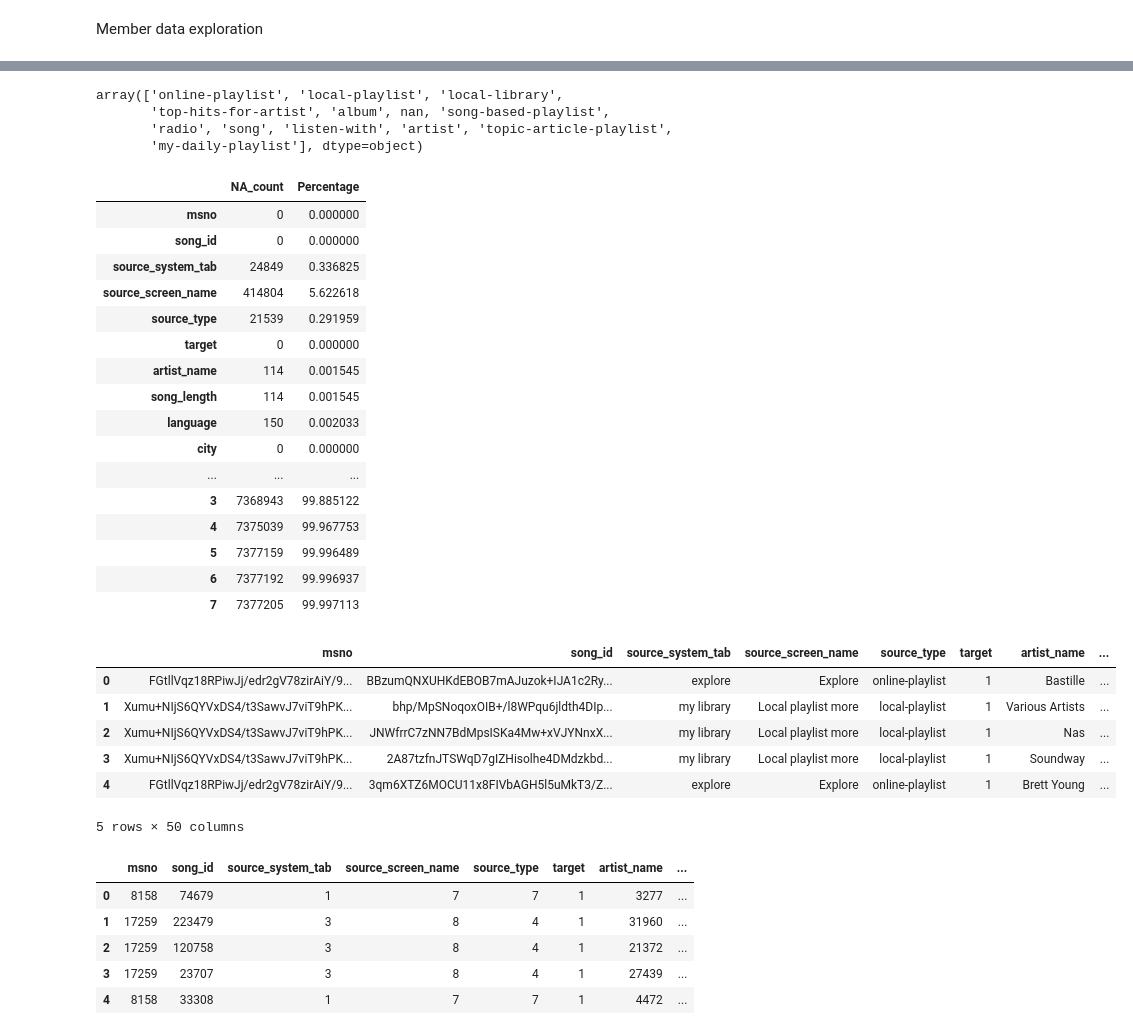
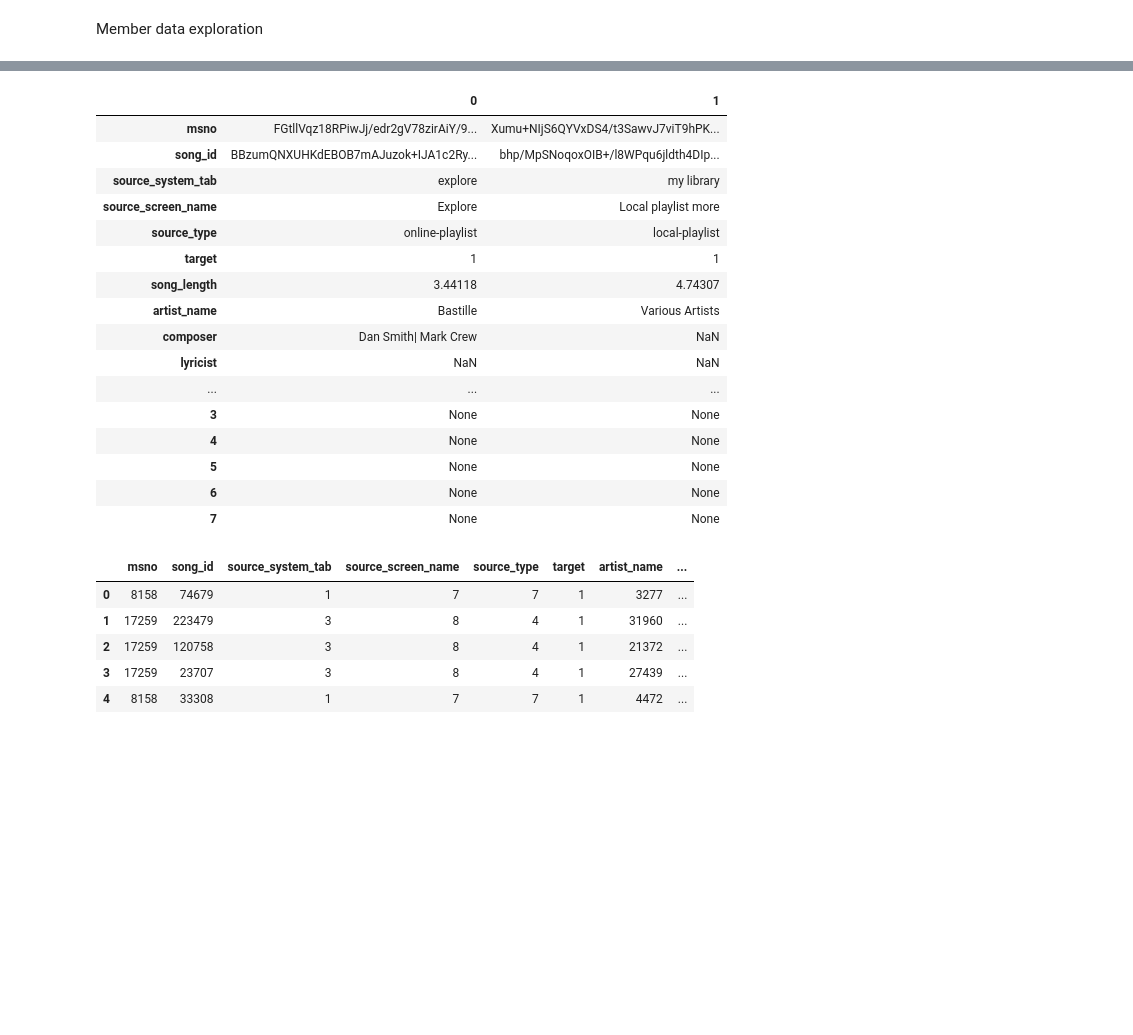
Before and after one commit to msdakot/Musify, a Jupyter notebook: EDA.ipynb, the cells around one changed output, grey strips where cells are left out. Saved outputs shown, nothing was run; the diff lists cells and outputs as text; code cells hidden in the pictures; blank space fills up the shorter version.

```diff
--- a/EDA.ipynb
+++ b/EDA.ipynb
@@ -384,3 +469,9 @@ train = train.merge(extra_songs, how='left', on='song_id')
 members.city = members.city.astype('category')
 members.registered_via = members.registered_via.astype('category')
 songs.language = songs.language.astype('category')
+# %%
+#song_cols = ['song_id', 'artist_name', 'genre_ids', 'song_length', 'language']
+# Merge all data files
+train_df = train.merge(songs, how='left', on='song_id')
+train_df = train_df.merge(members, how='left', on='msno')
+train_df = train_df.merge(extra_songs, how='left', on='song_id')
@@ -386,0 +489,6 @@ songs.language = songs.language.astype('category')
+# %%
+train_df['song_length']=train_df['song_length']/6e4
+#train['genre_ids'] = train['genre_ids'].str.split('|').str[0]
+# %%
+train_df['last_date'] = pd.to_datetime(train_df.registration_init_time.max(),format='%Y-%m-%d')
+train_df.head()
@@ -553,37 +646,34 @@ x = split_genre_columns(x)
-# %%
-x.source_type.unique()
-# %% [output]
-array(['online-playlist', 'local-playlist', 'local-library',
-       'top-hits-for-artist', 'album', nan, 'song-based-playlist',
-       'radio', 'song', 'listen-with', 'artist', 'topic-article-playlist',
-       'my-daily-playlist'], dtype=object)
-# %%
-count_na(x)
-# %% [output]
-|  | NA_count | Percentage |
-| msno | 0 | 0.000000 |
-| song_id | 0 | 0.000000 |
-| source_system_tab | 24849 | 0.336825 |
-| source_screen_name | 414804 | 5.622618 |
-| source_type | 21539 | 0.291959 |
-| target | 0 | 0.000000 |
-| artist_name | 114 | 0.001545 |
-| song_length | 114 | 0.001545 |
-| language | 150 | 0.002033 |
-| city | 0 | 0.000000 |
-| ... | ... | ... |
-| 3 | 7368943 | 99.885122 |
-| 4 | 7375039 | 99.967753 |
-| 5 | 7377159 | 99.996489 |
-| 6 | 7377192 | 99.996937 |
-| 7 | 7377205 | 99.997113 |
+# %%
+features_pipeline = [days_left,
+                     datepart_reg,
+                     datepart_exp,
+                     genre_count,
+                     add_artist_count,
+                     song_country,
+                     song_year,
+                     msno_appear_count,
+                     song_play_count,
+                     artist_played_count]
+
+x = apply_features(train_df, features_pipeline)
+x = split_genre_columns(x)
 # %%
-x.head()
+x.head(2).T
 # %% [output]
-|  | msno | song_id | source_system_tab | source_screen_name | source_type | target | artist_name | ... |
-| 0 | FGtllVqz18RPiwJj/edr2gV78zirAiY/9... | BBzumQNXUHKdEBOB7mAJuzok+IJA1c2Ry... | explore | Explore | online-playlist | 1 | Bastille | ... |
-| 1 | Xumu+NIjS6QYVxDS4/t3SawvJ7viT9hPK... | bhp/MpSNoqoxOIB+/l8WPqu6jldth4DIp... | my library | Local playlist more | local-playlist | 1 | Various Artists | ... |
-| 2 | Xumu+NIjS6QYVxDS4/t3SawvJ7viT9hPK... | JNWfrrC7zNN7BdMpsISKa4Mw+xVJYNnxX... | my library | Local playlist more | local-playlist | 1 | Nas | ... |
-| 3 | Xumu+NIjS6QYVxDS4/t3SawvJ7viT9hPK... | 2A87tzfnJTSWqD7gIZHisolhe4DMdzkbd... | my library | Local playlist more | local-playlist | 1 | Soundway | ... |
-| 4 | FGtllVqz18RPiwJj/edr2gV78zirAiY/9... | 3qm6XTZ6MOCU11x8FIVbAGH5l5uMkT3/Z... | explore | Explore | online-playlist | 1 | Brett Young | ... |
+|  | 0 | 1 |
+| msno | FGtllVqz18RPiwJj/edr2gV78zirAiY/9... | Xumu+NIjS6QYVxDS4/t3SawvJ7viT9hPK... |
+| song_id | BBzumQNXUHKdEBOB7mAJuzok+IJA1c2Ry... | bhp/MpSNoqoxOIB+/l8WPqu6jldth4DIp... |
+| source_system_tab | explore | my library |
+| source_screen_name | Explore | Local playlist more |
+| source_type | online-playlist | local-playlist |
+| target | 1 | 1 |
+| song_length | 3.44118 | 4.74307 |
+| artist_name | Bastille | Various Artists |
+| composer | Dan Smith| Mark Crew | NaN |
+| lyricist | NaN | NaN |
+| ... | ... | ... |
+| 3 | None | None |
+| 4 | None | None |
+| 5 | None | None |
+| 6 | None | None |
+| 7 | None | None |
-5 rows × 50 columns
```
Also changed, not shown: parts of 65 cells of this notebook.
